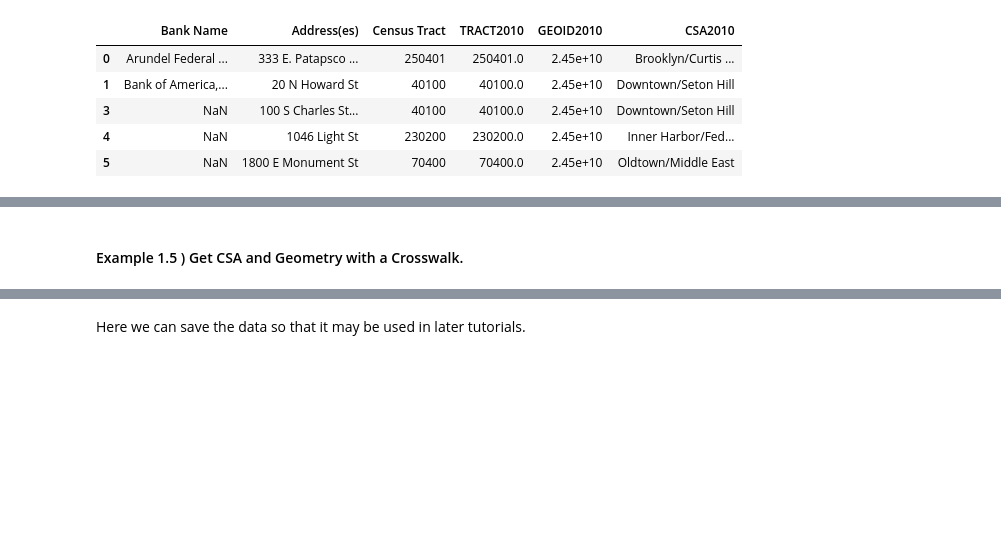
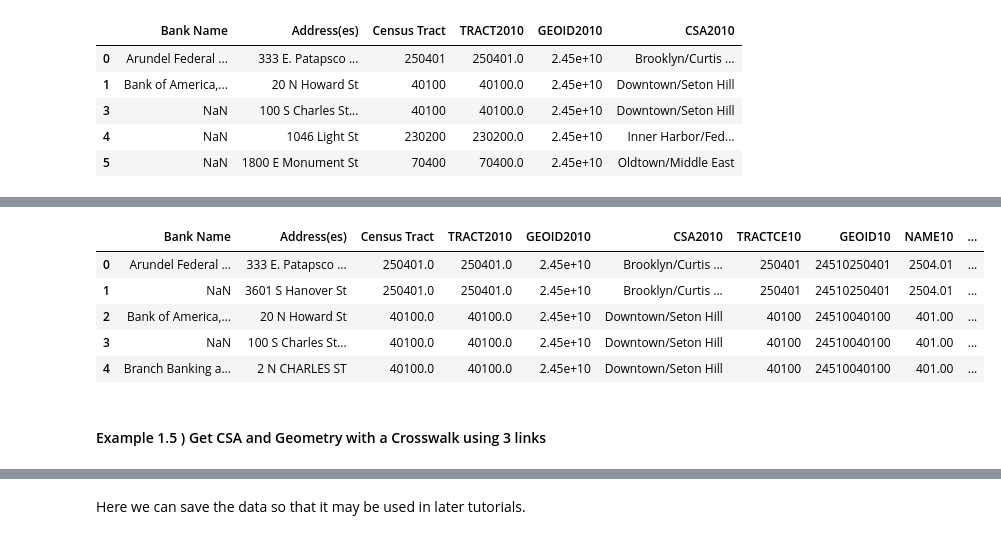
Before and after one commit to karpatic/dataplay, a Jupyter notebook: notebooks/02_Merge_Data.ipynb, the cells around one changed output, grey strips where cells are left out. Saved outputs shown, nothing was run; the diff lists cells and outputs as text; code cells hidden in the pictures; blank space fills up the shorter version.

```diff
--- a/notebooks/02_Merge_Data.ipynb
+++ b/notebooks/02_Merge_Data.ipynb
@@ -432,10 +460,12 @@ def mergeDatasets(left_ds=False,
 
   # Returns a DF if provided a DF or URL. False otherwise.
   def retrieveDatasetFromUrl(df):
+    print('retrieveDatasetFromUrl', df)
+    urlGiven = df
     datasetExists = checkDataSetExists(df)
-    urlGiven = df and not datasetExists
     if datasetExists: return df
     elif ( urlGiven ):
+      print('retrieveDatasetFromUrl' , df)
       try:
         urlGiven = df
         df = pd.read_csv( df )
@@ -520,11 +550,13 @@ def mergeDatasets(left_ds=False,
 
 
 
-
   # Check if the columns actually exist
   def checkColumns(dataset, column): return {column}.issubset(dataset.columns)
   # Check if the DataSet actually exist
-  def checkDataSetExists(df): return isinstance(df, pd.DataFrame)
+  def checkDataSetExists(df):
+    returnthis = isinstance(df, pd.DataFrame)
+    print('checkDataSetExists', returnthis)
+    return returnthis
 
   # This function uses all the other functions
   def main(left_ds, right_ds, crosswalk_ds, use_crosswalk, left_col, right_col,
@@ -717,0 +752,12 @@ merged_df.head()
+# %%
+left_col = 'GEOID2010'
+
+right_ds = 'https://docs.google.com/spreadsheets/d/e/2PACX-1vQ8xXdUaT17jkdK0MWTJpg3GOy6jMWeaXTlguXNjCSb8Vr_FanSZQRaTU-m811fQz4kyMFK5wcahMNY/pub?gid=886223646&single=true&output=csv'
+right_col ='GEOID10'
+
+
+merged_df_geom = mergeDatasets( left_ds=merged_df, left_col=left_col,
+              use_crosswalk=False, crosswalk_ds=False,
+              crosswalk_left_col = crosswalk_left_col, crosswalk_right_col = crosswalk_right_col,
+              right_ds=right_ds, right_col=right_col,
+              merge_how='outer', interactive = True )
@@ -718,5 +782,14 @@ merged_df.head()
+# %%
+merged_df_geom.head()
+# %% [output]
+|  | Bank Name | Address(es) | Census Tract | TRACT2010 | GEOID2010 | CSA2010 | TRACTCE10 | GEOID10 | NAME10 | ... |
+| 0 | Arundel Federal ... | 333 E. Patapsco ... | 250401.0 | 250401.0 | 2.45e+10 | Brooklyn/Curtis ... | 250401 | 24510250401 | 2504.01 | ... |
+| 1 | NaN | 3601 S Hanover St | 250401.0 | 250401.0 | 2.45e+10 | Brooklyn/Curtis ... | 250401 | 24510250401 | 2504.01 | ... |
+| 2 | Bank of America,... | 20 N Howard St | 40100.0 | 40100.0 | 2.45e+10 | Downtown/Seton Hill | 40100 | 24510040100 | 401.00 | ... |
+| 3 | NaN | 100 S Charles St... | 40100.0 | 40100.0 | 2.45e+10 | Downtown/Seton Hill | 40100 | 24510040100 | 401.00 | ... |
+| 4 | Branch Banking a... | 2 N CHARLES ST | 40100.0 | 40100.0 | 2.45e+10 | Downtown/Seton Hill | 40100 | 24510040100 | 401.00 | ... |
 # %% [markdown]
-#### Example 1.5 ) Get CSA and Geometry with a Crosswalk.
+#### Example 1.5 ) Get CSA and Geometry with a Crosswalk using 3 links
 # %%
 # Primary Table
 # Description: I created a public dataset from a google xlsx sheet 'Bank Addresses and Census Tract' from a workbook of the same name.
```
Also changed, not shown: parts of 14 cells of this notebook, 13 other files.
